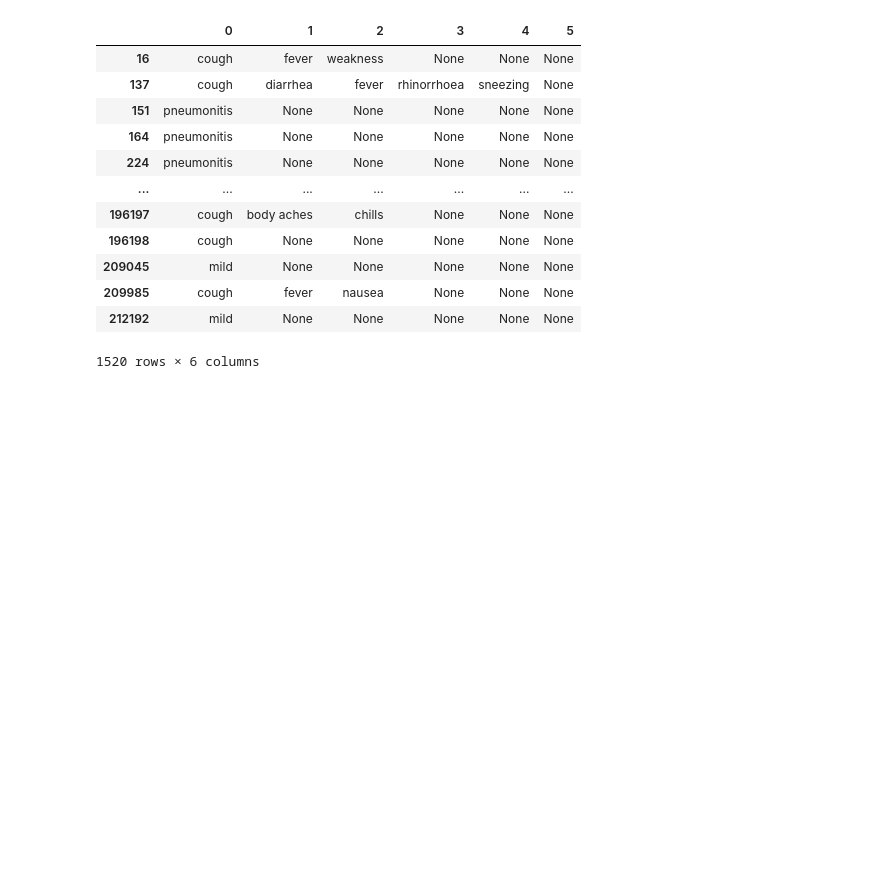
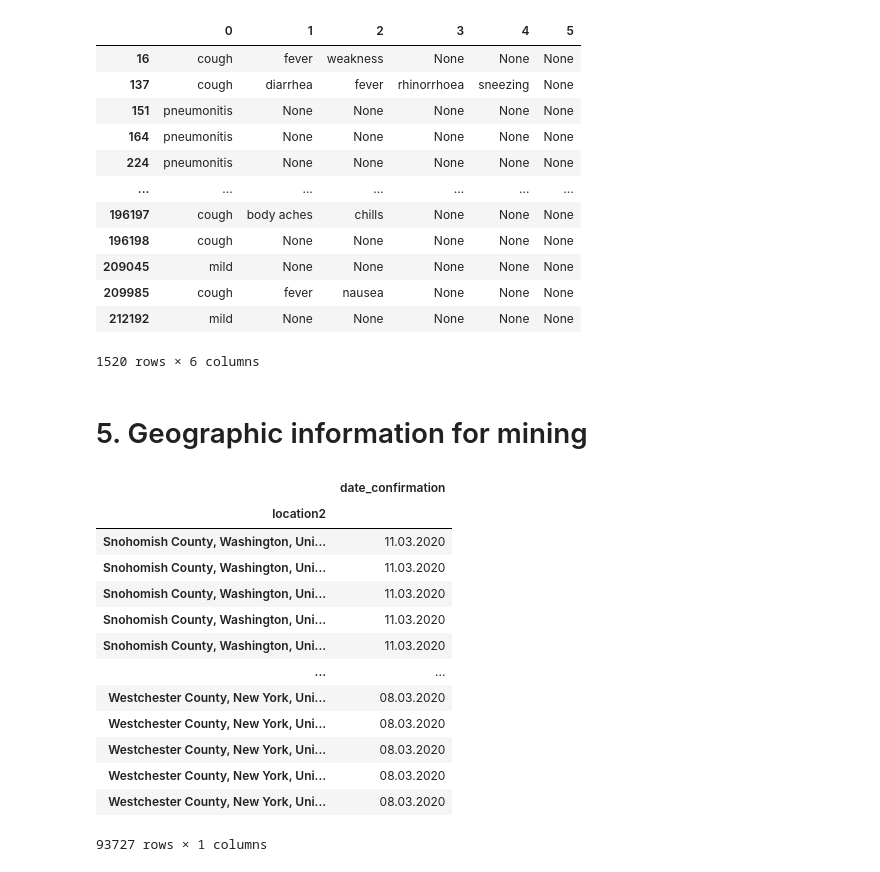
Before and after one commit to apetkau/comp7944-project, a Jupyter notebook: data/nCoV2019/for_use/extract-transactions.ipynb, the cells around one changed output. Cells and saved outputs as stored; diff of their text form; code cells hidden in the pictures; blank space fills up the shorter version.

Commit message:
Added geographic information

```diff
--- a/data/nCoV2019/for_use/extract-transactions.ipynb
+++ b/data/nCoV2019/for_use/extract-transactions.ipynb
@@ -215,3 +215,24 @@ expanded_symptoms
 1520 rows × 6 columns
 # %%
 expanded_symptoms.to_csv('symptoms.tsv', sep="\t", header=False, index=False)
+# %% [markdown]
+# 5. Geographic information for mining
+# %%
+data['location2'] = data['admin2'] + ', ' + data['admin1'] + ', ' + data['country_new']
+date_location = data[['date_confirmation', 'location2']].dropna().set_index('location2')
+date_location
+# %% [output]
+|  | date_confirmation |
+| location2 |  |
+| Snohomish County, Washington, Uni... | 11.03.2020 |
+| Snohomish County, Washington, Uni... | 11.03.2020 |
+| Snohomish County, Washington, Uni... | 11.03.2020 |
+| Snohomish County, Washington, Uni... | 11.03.2020 |
+| Snohomish County, Washington, Uni... | 11.03.2020 |
+| ... | ... |
+| Westchester County, New York, Uni... | 08.03.2020 |
+| Westchester County, New York, Uni... | 08.03.2020 |
+| Westchester County, New York, Uni... | 08.03.2020 |
+| Westchester County, New York, Uni... | 08.03.2020 |
+| Westchester County, New York, Uni... | 08.03.2020 |
+93727 rows × 1 columns
```
Also changed, not shown: parts of 4 cells of this notebook, 1 other file.
